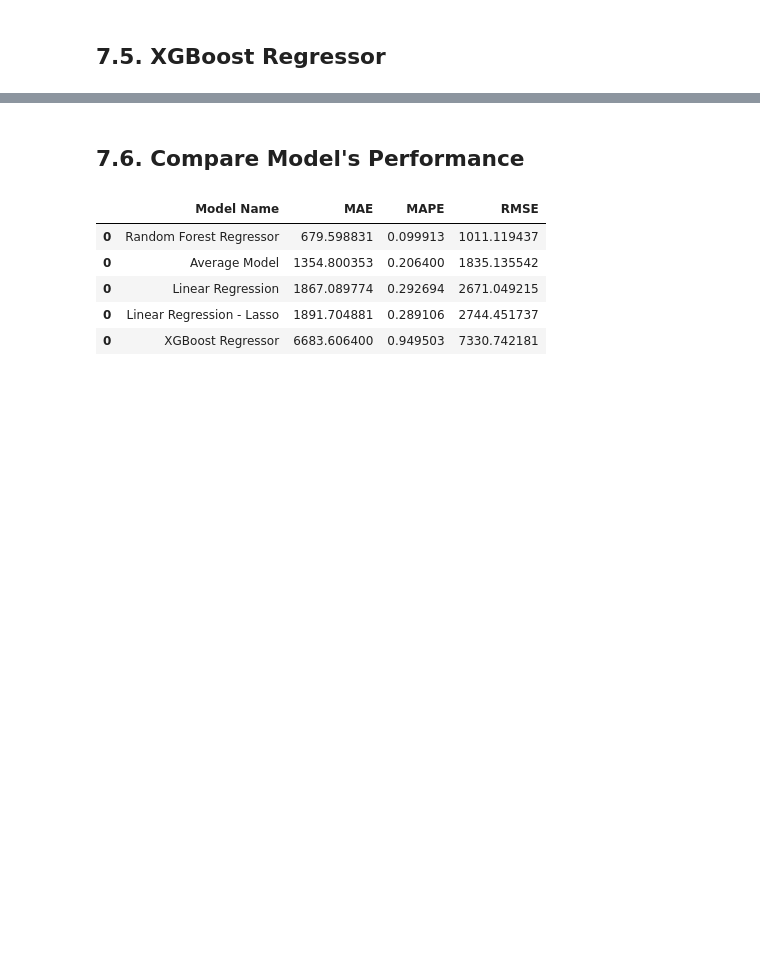
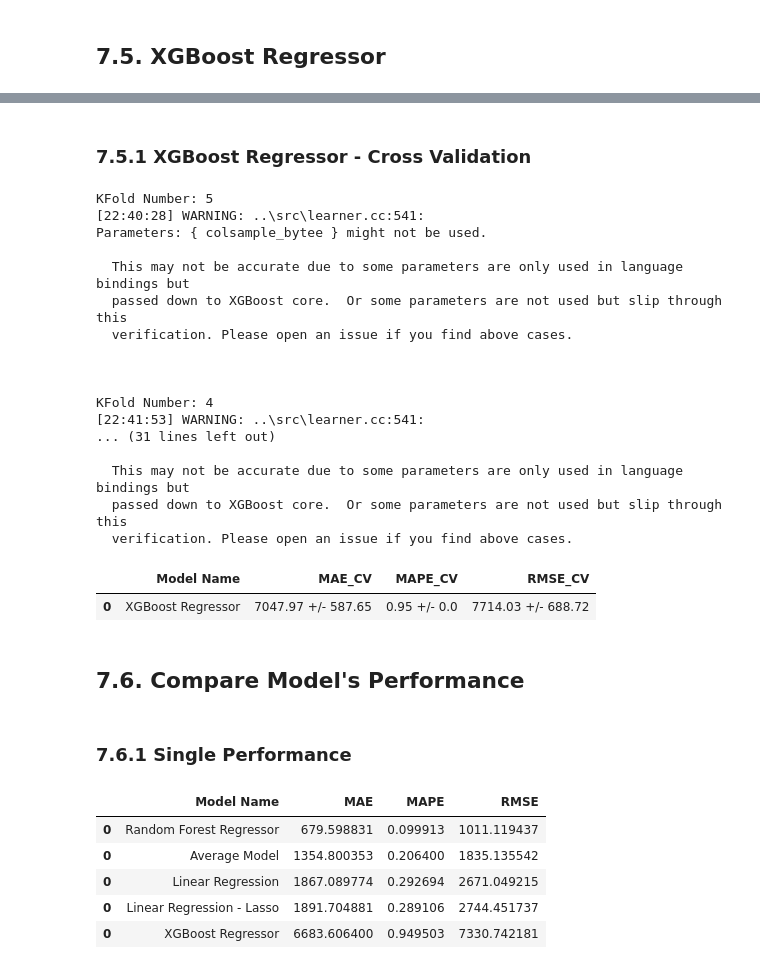
Before and after one commit to luana-afonso/DataScience-Em-Producao, a Jupyter notebook: m07_v01_store_sales_prediction.ipynb, the cells around one changed output, grey strips where cells are left out. Saved outputs shown, nothing was run; the diff lists cells and outputs as text; code cells hidden in the pictures; blank space fills up the shorter version.

```diff
--- a/m07_v01_store_sales_prediction.ipynb
+++ b/m07_v01_store_sales_prediction.ipynb
@@ -2257,8 +2334,35 @@ Parameters: { colsample_bytee } might not be used.
   verification. Please open an issue if you find above cases.
 |  | Model Name | MAE | MAPE | RMSE |
 | 0 | XGBoost Regressor | 6683.6064 | 0.949503 | 7330.742181 |
+# %% [markdown]
+### 7.5.1 XGBoost Regressor -  Cross Validation
+# %%
+xgb_result_cv = cross_validation( X_training, 5, "XGBoost Regressor", model_xgb, verbose=True)
+xgb_result_cv
+# %% [output]
+KFold Number: 5
+[22:40:28] WARNING: ..\src\learner.cc:541:
+Parameters: { colsample_bytee } might not be used.
+
+  This may not be accurate due to some parameters are only used in language bindings but
+  passed down to XGBoost core.  Or some parameters are not used but slip through this
+  verification. Please open an issue if you find above cases.
+
+
+
+KFold Number: 4
+[22:41:53] WARNING: ..\src\learner.cc:541:
+... (31 lines left out)
+
+  This may not be accurate due to some parameters are only used in language bindings but
+  passed down to XGBoost core.  Or some parameters are not used but slip through this
+  verification. Please open an issue if you find above cases.
+|  | Model Name | MAE_CV | MAPE_CV | RMSE_CV |
+| 0 | XGBoost Regressor | 7047.97 +/- 587.65 | 0.95 +/- 0.0 | 7714.03 +/- 688.72 |
 # %% [markdown]
 ## 7.6. Compare Model's Performance
+# %% [markdown]
+### 7.6.1 Single Performance
 # %%
 # método concat da classe Pandas
 
```
Also changed, not shown: parts of 46 cells of this notebook.
